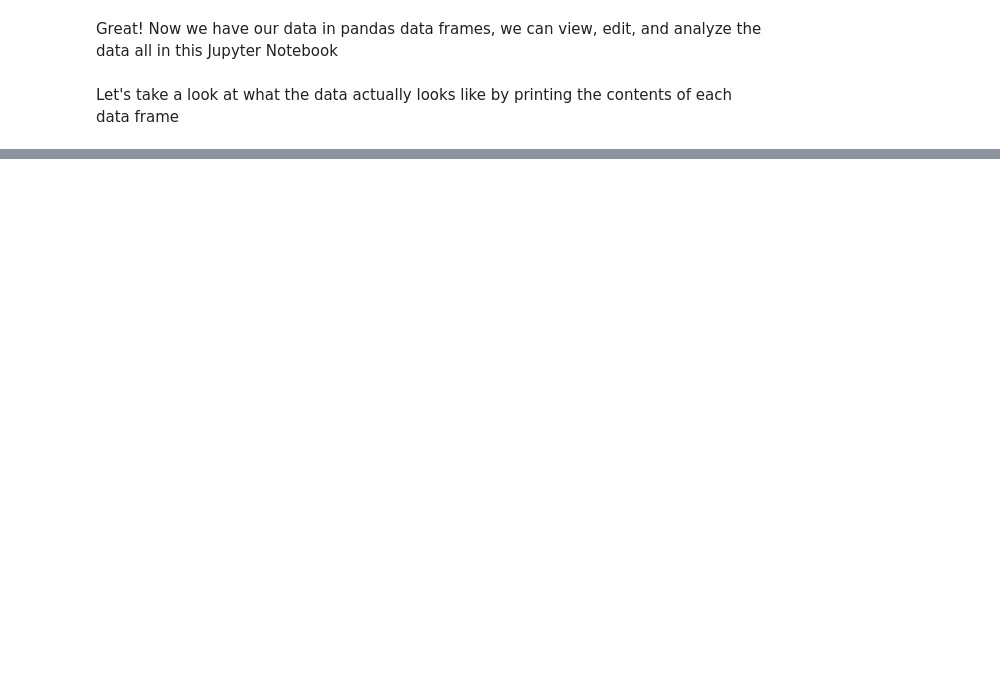
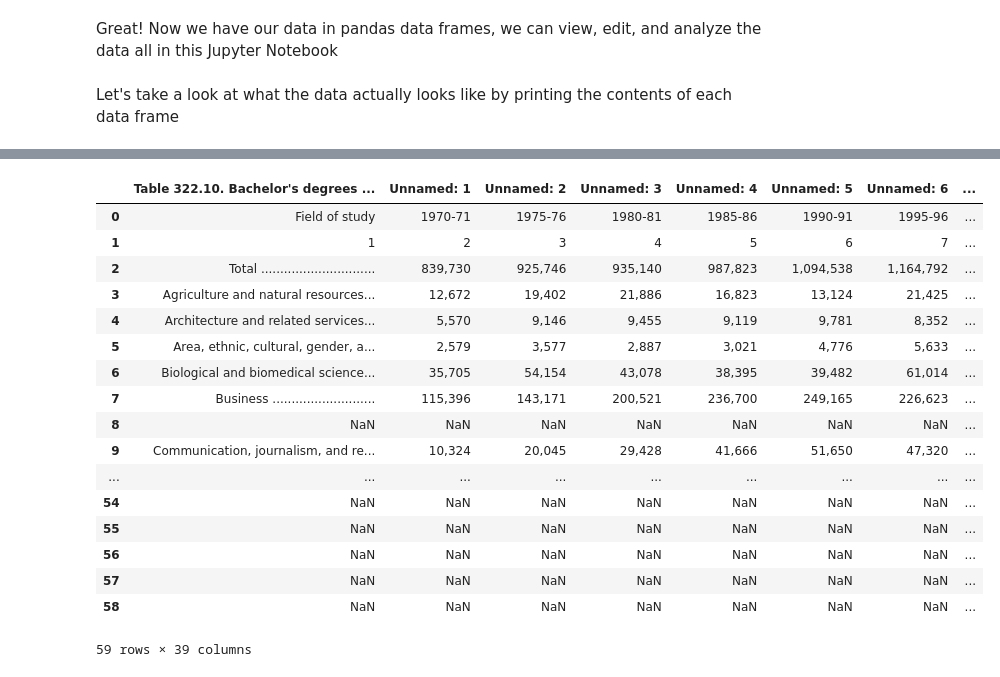
Before and after one commit to Michaeltran2014/Major_Evaluation, a Jupyter notebook: Major_Evaluation.ipynb, the cells around one changed output, grey strips where cells are left out. Drawn from its saved outputs; the diff is of its cells as text; code cells hidden in the pictures; blank space fills up the shorter version.

Commit message:
Fixed notebook upload error (fixed tempDF not being able to find the data file)

```diff
--- a/Major_Evaluation.ipynb
+++ b/Major_Evaluation.ipynb
@@ -31,12 +31,14 @@ DF = {}
 for entry in data_files:
 
     #read in data file to a temporary data frame
-    tempDF = pd.read_csv(settings.Data_dir)
+    tempDF = pd.read_csv(os.path.join(settings.Data_dir,entry))
+
     #store the dataframe inside the data frame dictionary
     DF[entry.split(".")[0]] = tempDF
 
     #delete the temporary data frame to free up some memory
     del tempDF
+
 #print the dictionary keys for future reference
 print DF.keys()
 # %% [output]
@@ -47,0 +70,21 @@ Let's take a look at what the data actually looks like by printing the contents
+# %%
+DF["Bachelor_Degrees_Conferred"]
+# %% [output]
+|  | Table 322.10. Bachelor's degrees ... | Unnamed: 1 | Unnamed: 2 | Unnamed: 3 | Unnamed: 4 | Unnamed: 5 | Unnamed: 6 | ... |
+| 0 | Field of study | 1970-71 | 1975-76 | 1980-81 | 1985-86 | 1990-91 | 1995-96 | ... |
+| 1 | 1 | 2 | 3 | 4 | 5 | 6 | 7 | ... |
+| 2 | Total .............................. | 839,730 | 925,746 | 935,140 | 987,823 | 1,094,538 | 1,164,792 | ... |
+| 3 | Agriculture and natural resources... | 12,672 | 19,402 | 21,886 | 16,823 | 13,124 | 21,425 | ... |
+| 4 | Architecture and related services... | 5,570 | 9,146 | 9,455 | 9,119 | 9,781 | 8,352 | ... |
+| 5 | Area, ethnic, cultural, gender, a... | 2,579 | 3,577 | 2,887 | 3,021 | 4,776 | 5,633 | ... |
+| 6 | Biological and biomedical science... | 35,705 | 54,154 | 43,078 | 38,395 | 39,482 | 61,014 | ... |
+| 7 | Business ........................... | 115,396 | 143,171 | 200,521 | 236,700 | 249,165 | 226,623 | ... |
+| 8 | NaN | NaN | NaN | NaN | NaN | NaN | NaN | ... |
+| 9 | Communication, journalism, and re... | 10,324 | 20,045 | 29,428 | 41,666 | 51,650 | 47,320 | ... |
+| ... | ... | ... | ... | ... | ... | ... | ... | ... |
+| 54 | NaN | NaN | NaN | NaN | NaN | NaN | NaN | ... |
+| 55 | NaN | NaN | NaN | NaN | NaN | NaN | NaN | ... |
+| 56 | NaN | NaN | NaN | NaN | NaN | NaN | NaN | ... |
+| 57 | NaN | NaN | NaN | NaN | NaN | NaN | NaN | ... |
+| 58 | NaN | NaN | NaN | NaN | NaN | NaN | NaN | ... |
+59 rows × 39 columns
```
Also changed, not shown: parts of 2 cells of this notebook.
